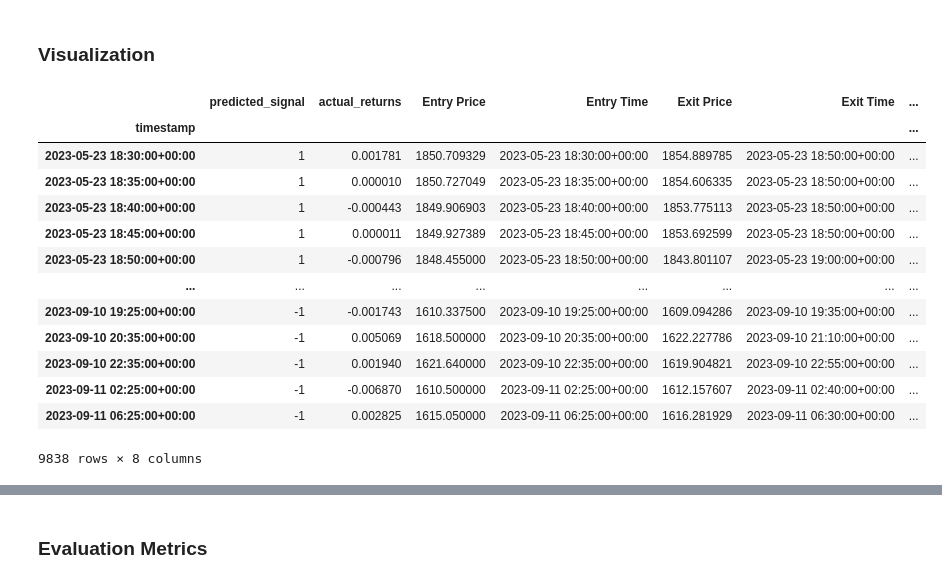
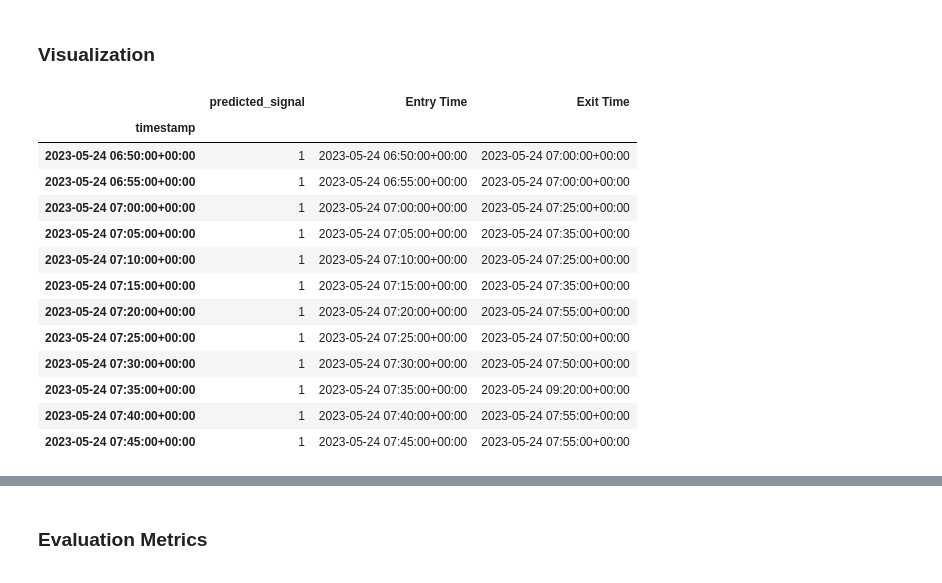
Before and after one commit to CincoCoding/Hyperspace-ML-Optimizer, a Jupyter notebook: notebook/HyperspaceMLOptimizer.ipynb, the cells around one changed output, grey strips where cells are left out. Cells and saved outputs as stored; diff of their text form; code cells hidden in the pictures.

```diff
--- a/notebook/HyperspaceMLOptimizer.ipynb
+++ b/notebook/HyperspaceMLOptimizer.ipynb
@@ -445,37 +448,40 @@ weighted avg       0.52      0.51      0.52      9838
 # %%
 ###########CHECK THIS!!!!!!#################
 # Create a predictions DataFrame for SVM
 predictions_df = pd.DataFrame(index=X_test.index)
 
 predictions_df["predicted_signal"] = testing_signal_predictions
 
 predictions_df["actual_returns"] = signals_df["close"].pct_change()
 
 #####################
 
 predictions_df[["Entry Price", "Entry Time", "Exit Price", "Exit Time"]] = signals_df[["Entry Price", "Entry Time", "Exit Price", "Exit Time"]]
 
 ####################
 
 predictions_df["algo_returns"] = (signals_df["Exit Price"] - signals_df["Entry Price"])/signals_df["Entry Price"]
 
 predictions_df["trading_algorithm_returns"] = predictions_df.pop("algo_returns") * predictions_df["predicted_signal"]
 
 predictions_df["probability_estimates"] = testing_probability_estimates[:, 1]
 
-predictions_df
+predictions_df = predictions_df[["predicted_signal", "Entry Time", "Exit Time"]]
+
+predictions_df.head(12)
+# predictions_df["predicted_signal"].value_counts()
 # %% [output]
-|  | predicted_signal | actual_returns | Entry Price | Entry Time | Exit Price | Exit Time | ... |
-| timestamp |  |  |  |  |  |  | ... |
-| 2023-05-23 18:30:00+00:00 | 1 | 0.001781 | 1850.709329 | 2023-05-23 18:30:00+00:00 | 1854.889785 | 2023-05-23 18:50:00+00:00 | ... |
-| 2023-05-23 18:35:00+00:00 | 1 | 0.000010 | 1850.727049 | 2023-05-23 18:35:00+00:00 | 1854.606335 | 2023-05-23 18:50:00+00:00 | ... |
-| 2023-05-23 18:40:00+00:00 | 1 | -0.000443 | 1849.906903 | 2023-05-23 18:40:00+00:00 | 1853.775113 | 2023-05-23 18:50:00+00:00 | ... |
-| 2023-05-23 18:45:00+00:00 | 1 | 0.000011 | 1849.927389 | 2023-05-23 18:45:00+00:00 | 1853.692599 | 2023-05-23 18:50:00+00:00 | ... |
-| 2023-05-23 18:50:00+00:00 | 1 | -0.000796 | 1848.455000 | 2023-05-23 18:50:00+00:00 | 1843.801107 | 2023-05-23 19:00:00+00:00 | ... |
-| ... | ... | ... | ... | ... | ... | ... | ... |
-| 2023-09-10 19:25:00+00:00 | -1 | -0.001743 | 1610.337500 | 2023-09-10 19:25:00+00:00 | 1609.094286 | 2023-09-10 19:35:00+00:00 | ... |
-| 2023-09-10 20:35:00+00:00 | -1 | 0.005069 | 1618.500000 | 2023-09-10 20:35:00+00:00 | 1622.227786 | 2023-09-10 21:10:00+00:00 | ... |
-| 2023-09-10 22:35:00+00:00 | -1 | 0.001940 | 1621.640000 | 2023-09-10 22:35:00+00:00 | 1619.904821 | 2023-09-10 22:55:00+00:00 | ... |
-| 2023-09-11 02:25:00+00:00 | -1 | -0.006870 | 1610.500000 | 2023-09-11 02:25:00+00:00 | 1612.157607 | 2023-09-11 02:40:00+00:00 | ... |
-| 2023-09-11 06:25:00+00:00 | -1 | 0.002825 | 1615.050000 | 2023-09-11 06:25:00+00:00 | 1616.281929 | 2023-09-11 06:30:00+00:00 | ... |
+|  | predicted_signal | Entry Time | Exit Time |
+| timestamp |  |  |  |
+| 2023-05-24 06:50:00+00:00 | 1 | 2023-05-24 06:50:00+00:00 | 2023-05-24 07:00:00+00:00 |
+| 2023-05-24 06:55:00+00:00 | 1 | 2023-05-24 06:55:00+00:00 | 2023-05-24 07:00:00+00:00 |
+| 2023-05-24 07:00:00+00:00 | 1 | 2023-05-24 07:00:00+00:00 | 2023-05-24 07:25:00+00:00 |
+| 2023-05-24 07:05:00+00:00 | 1 | 2023-05-24 07:05:00+00:00 | 2023-05-24 07:35:00+00:00 |
+| 2023-05-24 07:10:00+00:00 | 1 | 2023-05-24 07:10:00+00:00 | 2023-05-24 07:25:00+00:00 |
+| 2023-05-24 07:15:00+00:00 | 1 | 2023-05-24 07:15:00+00:00 | 2023-05-24 07:35:00+00:00 |
+| 2023-05-24 07:20:00+00:00 | 1 | 2023-05-24 07:20:00+00:00 | 2023-05-24 07:55:00+00:00 |
+| 2023-05-24 07:25:00+00:00 | 1 | 2023-05-24 07:25:00+00:00 | 2023-05-24 07:50:00+00:00 |
+| 2023-05-24 07:30:00+00:00 | 1 | 2023-05-24 07:30:00+00:00 | 2023-05-24 07:50:00+00:00 |
+| 2023-05-24 07:35:00+00:00 | 1 | 2023-05-24 07:35:00+00:00 | 2023-05-24 09:20:00+00:00 |
+| 2023-05-24 07:40:00+00:00 | 1 | 2023-05-24 07:40:00+00:00 | 2023-05-24 07:55:00+00:00 |
+| 2023-05-24 07:45:00+00:00 | 1 | 2023-05-24 07:45:00+00:00 | 2023-05-24 07:55:00+00:00 |
-9838 rows × 8 columns
```
Also changed, not shown: parts of 24 cells of this notebook, 3 other files.
